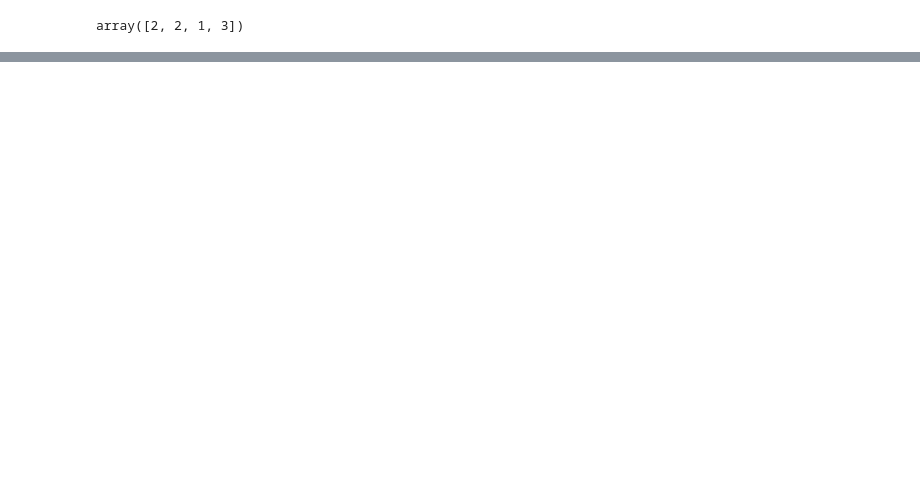
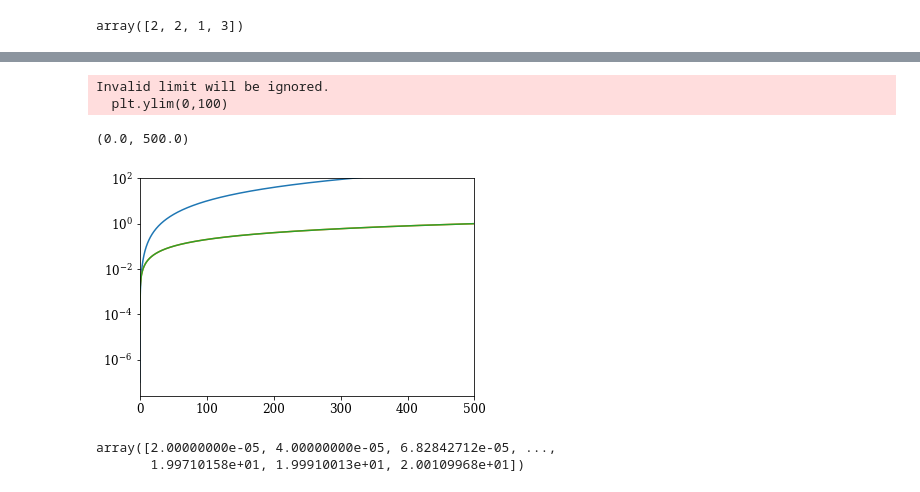
Before and after one commit to agent031/bachelor_code, a Jupyter notebook: Suzuki_solutions/checking_irregular_grid.ipynb, the cells around one changed output, grey strips where cells are left out. Cells and saved outputs as stored; diff of their text form; code cells hidden in the pictures; blank space fills up the shorter version.

```diff
--- a/Suzuki_solutions/checking_irregular_grid.ipynb
+++ b/Suzuki_solutions/checking_irregular_grid.ipynb
@@ -55,0 +59,22 @@ plt.xlim(0, 4*np.pi)
+# %%
+end = 30
+func = lambda x: 1e-3*x**2
+x2 = np.linspace(r_array[0], end, 1000)
+
+plt.plot(r_array, func(r_array))
+plt.plot(r_array, get_1_dev_irr(func(r_array)))
+plt.plot(r_array, 2e-3*r_array)
+
+plt.yscale('log')
+plt.ylim(0,100)
+plt.xlim(0, 500)
+# %% [output]
+Invalid limit will be ignored.
+  plt.ylim(0,100)
+(0.0, 500.0)
+[figure, added]
+# %%
+get_1_dev_irr(func(r_array))
+# %% [output]
+array([2.00000000e-05, 4.00000000e-05, 6.82842712e-05, ...,
+       1.99710158e+01, 1.99910013e+01, 2.00109968e+01])
```
Also changed, not shown: parts of 8 cells of this notebook.
